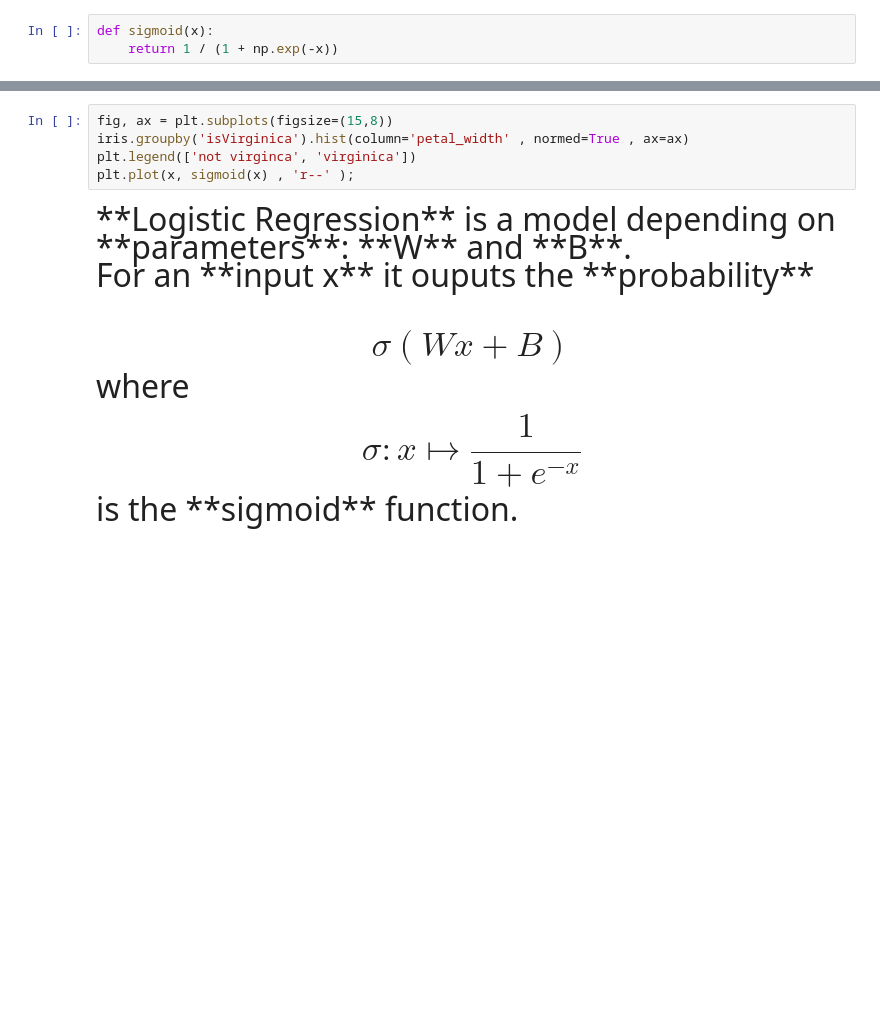
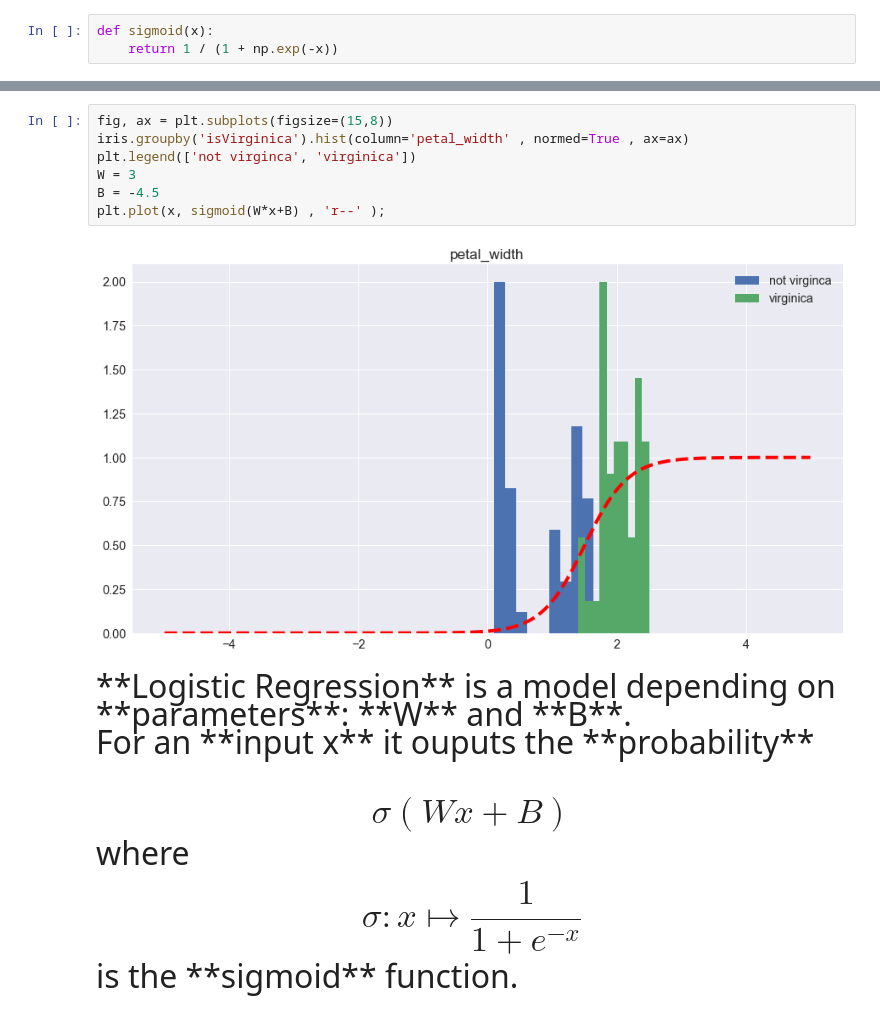
Before and after one commit to florentguymartin/introduction_neuralnetworks_keras, a Jupyter notebook: notebooks/talk-nn-keras.ipynb, the cells around one changed output, grey strips where cells are left out. Cells and saved outputs as stored; diff of their text form; blank space fills up the shorter version.

```diff
--- a/notebooks/talk-nn-keras.ipynb
+++ b/notebooks/talk-nn-keras.ipynb
@@ -136,8 +163,12 @@ plt.plot( x , sigmoid(x) , 'r--' );
 # %%
 fig, ax = plt.subplots(figsize=(15,8))
 iris.groupby('isVirginica').hist(column='petal_width' , normed=True , ax=ax)
 plt.legend(['not virginca', 'virginica'])
-plt.plot(x, sigmoid(x) , 'r--' );
+W = 3
+B = -4.5
+plt.plot(x, sigmoid(W*x+B) , 'r--' );
+# %% [output]
+[figure, added]
 # %% [markdown]
 <font size=6>
 **Logistic Regression** is a model depending on **parameters**:  **W** and **B**.
```
Also changed, not shown: parts of 30 cells of this notebook, 1 other file.
